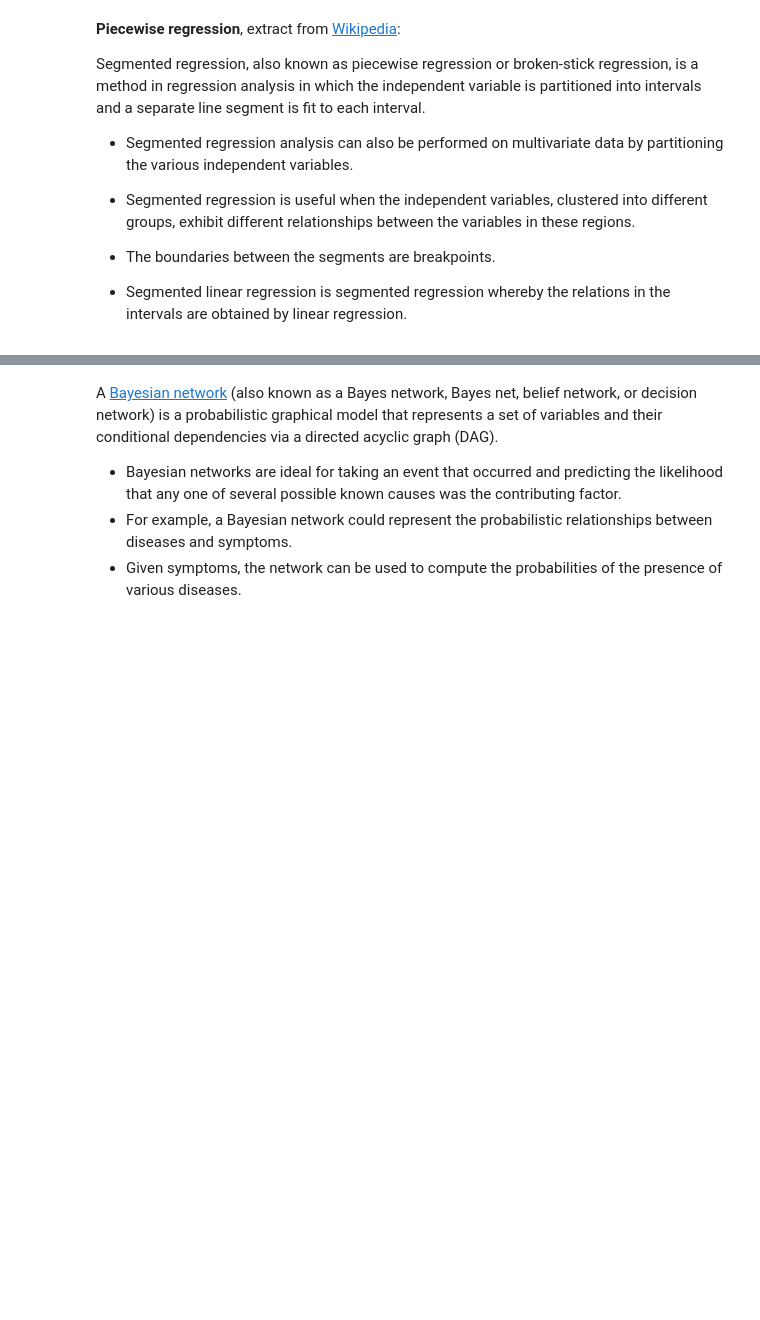
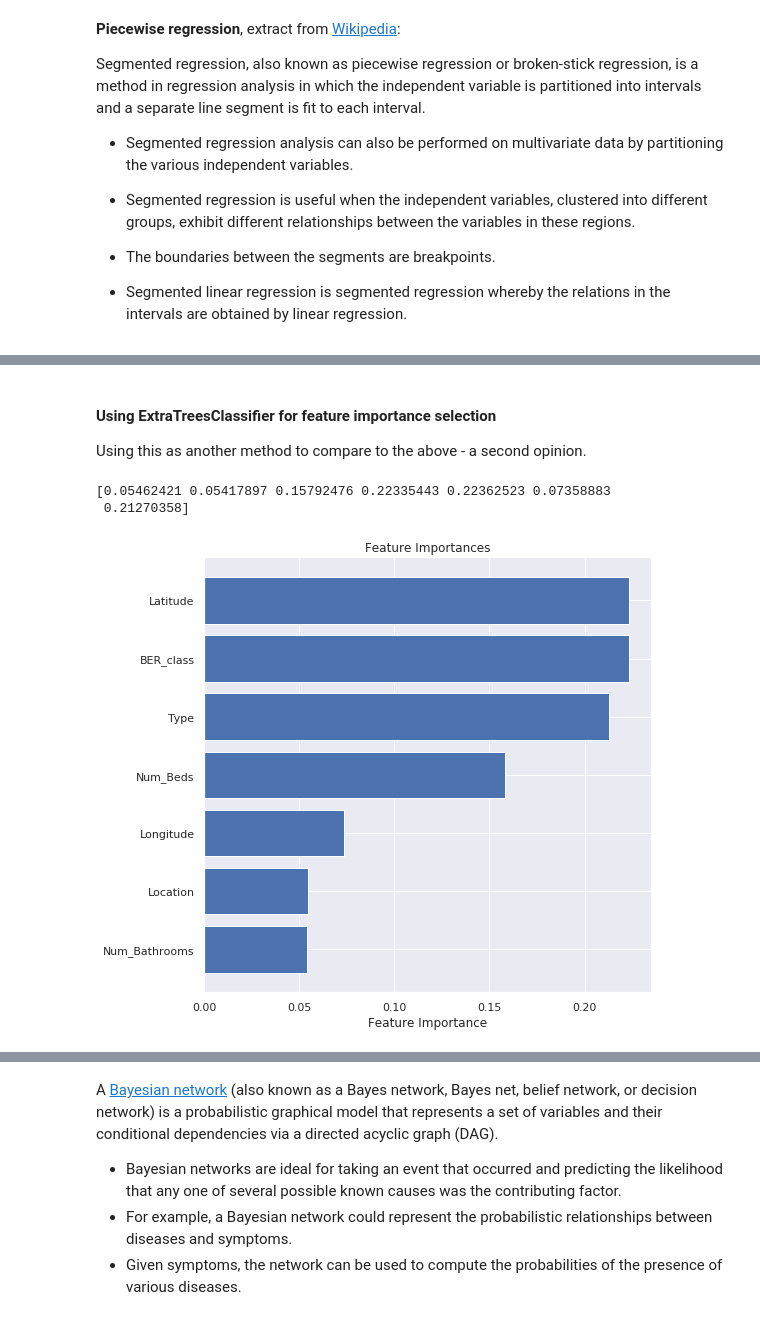
Before and after one commit to 9309888/ET5003-Group-2, a Jupyter notebook: ET5003_KaggleCompetition_JohnHayes_9309888.ipynb, the cells around one changed output, grey strips where cells are left out. Saved outputs shown, nothing was run; the diff lists cells and outputs as text; code cells hidden in the pictures; blank space fills up the shorter version.

```diff
--- a/ET5003_KaggleCompetition_JohnHayes_9309888.ipynb
+++ b/ET5003_KaggleCompetition_JohnHayes_9309888.ipynb
@@ -686,0 +806,28 @@ Your comments, explanation, and references here.
+# %% [markdown]
+#### Using ExtraTreesClassifier for feature importance selection
+Using this as another method to compare to the above - a second opinion.
+# %%
+extra_tmp_data = df_train_clean.drop('Location', axis=1).values
+num_rows, num_cols = extra_tmp_data.shape
+
+X_orig = extra_tmp_data[:,0:(num_cols -1)]
+y_orig = extra_tmp_data[:,(num_cols - 1)]
+
+model = ExtraTreesClassifier(n_estimators=10)
+model.fit(X_orig, y_orig)
+
+print(model.feature_importances_)
+features = df_train_clean.drop('Price', axis=1).columns
+importances = model.feature_importances_
+indices = np.argsort(importances)[-10:]
+
+sns.set(rc={'figure.figsize':(8,8)})
+plt.title('Feature Importances')
+plt.barh(range(len(indices)), importances[indices], align='center')
+plt.yticks(range(len(indices)), [features[i] for i in indices])
+plt.xlabel('Feature Importance')
+plt.show()
+# %% [output]
+[0.05462421 0.05417897 0.15792476 0.22335443 0.22362523 0.07358883
+ 0.21270358]
+[figure, added]
```
Also changed, not shown: parts of 65 cells of this notebook.
